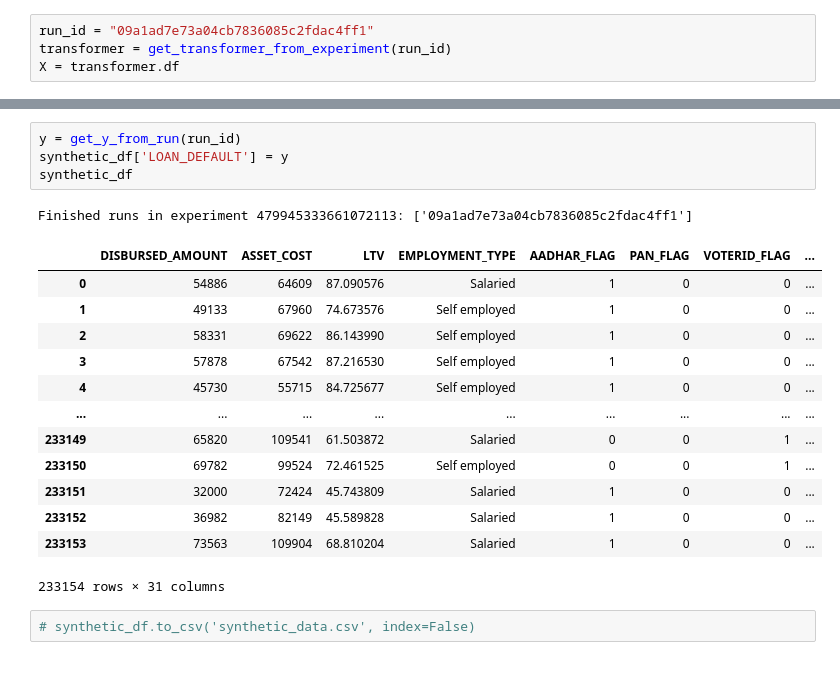
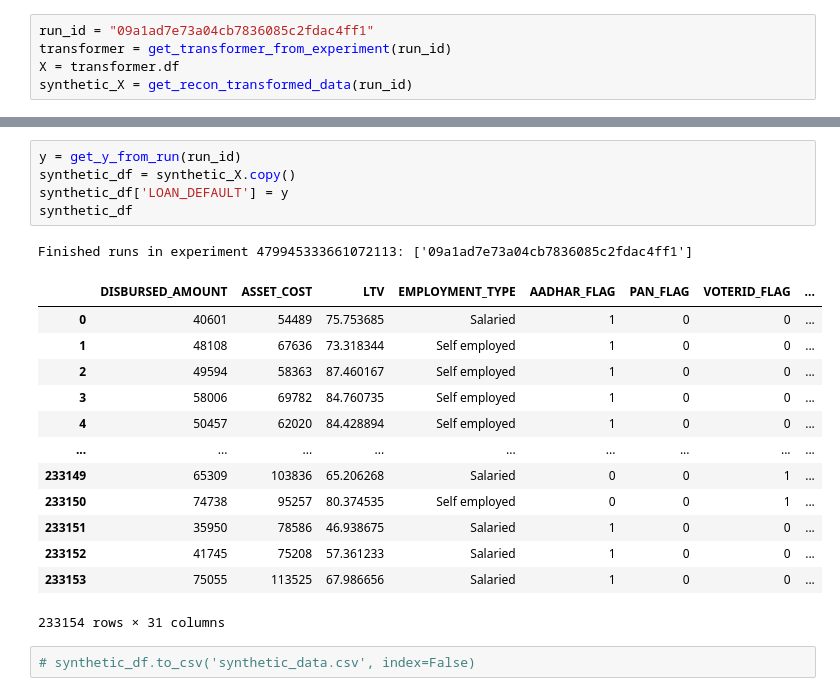
Before and after one commit to minhminhminh0112/anomaly-detection-autoencoder-based-basic, a Jupyter notebook: synthetic_data/evaluate_synthetic.ipynb, the cells around one changed output, grey strips where cells are left out. Cells and saved outputs as stored; diff of their text form.

```diff
--- a/synthetic_data/evaluate_synthetic.ipynb
+++ b/synthetic_data/evaluate_synthetic.ipynb
@@ -17,3 +18,4 @@ from visualisation import *
 run_id = "09a1ad7e73a04cb7836085c2fdac4ff1"
 transformer = get_transformer_from_experiment(run_id)
 X = transformer.df
+synthetic_X = get_recon_transformed_data(run_id)
@@ -38,21 +24,22 @@ Inferred cat_dims from saved weights: 28
 # %%
 y = get_y_from_run(run_id)
+synthetic_df = synthetic_X.copy()
 synthetic_df['LOAN_DEFAULT'] = y
 synthetic_df
 # %% [output]
 Finished runs in experiment 479945333661072113: ['09a1ad7e73a04cb7836085c2fdac4ff1']
 |  | DISBURSED_AMOUNT | ASSET_COST | LTV | EMPLOYMENT_TYPE | AADHAR_FLAG | PAN_FLAG | VOTERID_FLAG | ... |
-| 0 | 54886 | 64609 | 87.090576 | Salaried | 1 | 0 | 0 | ... |
-| 1 | 49133 | 67960 | 74.673576 | Self employed | 1 | 0 | 0 | ... |
-| 2 | 58331 | 69622 | 86.143990 | Self employed | 1 | 0 | 0 | ... |
-| 3 | 57878 | 67542 | 87.216530 | Self employed | 1 | 0 | 0 | ... |
-| 4 | 45730 | 55715 | 84.725677 | Self employed | 1 | 0 | 0 | ... |
+| 0 | 40601 | 54489 | 75.753685 | Salaried | 1 | 0 | 0 | ... |
+| 1 | 48108 | 67636 | 73.318344 | Self employed | 1 | 0 | 0 | ... |
+| 2 | 49594 | 58363 | 87.460167 | Self employed | 1 | 0 | 0 | ... |
+| 3 | 58006 | 69782 | 84.760735 | Self employed | 1 | 0 | 0 | ... |
+| 4 | 50457 | 62020 | 84.428894 | Self employed | 1 | 0 | 0 | ... |
 | ... | ... | ... | ... | ... | ... | ... | ... | ... |
-| 233149 | 65820 | 109541 | 61.503872 | Salaried | 0 | 0 | 1 | ... |
-| 233150 | 69782 | 99524 | 72.461525 | Self employed | 0 | 0 | 1 | ... |
-| 233151 | 32000 | 72424 | 45.743809 | Salaried | 1 | 0 | 0 | ... |
-| 233152 | 36982 | 82149 | 45.589828 | Salaried | 1 | 0 | 0 | ... |
-| 233153 | 73563 | 109904 | 68.810204 | Salaried | 1 | 0 | 0 | ... |
+| 233149 | 65309 | 103836 | 65.206268 | Salaried | 0 | 0 | 1 | ... |
+| 233150 | 74738 | 95257 | 80.374535 | Self employed | 0 | 0 | 1 | ... |
+| 233151 | 35950 | 78586 | 46.938675 | Salaried | 1 | 0 | 0 | ... |
+| 233152 | 41745 | 75208 | 57.361233 | Salaried | 1 | 0 | 0 | ... |
+| 233153 | 75055 | 113525 | 67.986656 | Salaried | 1 | 0 | 0 | ... |
 233154 rows × 31 columns
 # %%
 # synthetic_df.to_csv('synthetic_data.csv', index=False)
```
Also changed, not shown: parts of 10 cells of this notebook.
